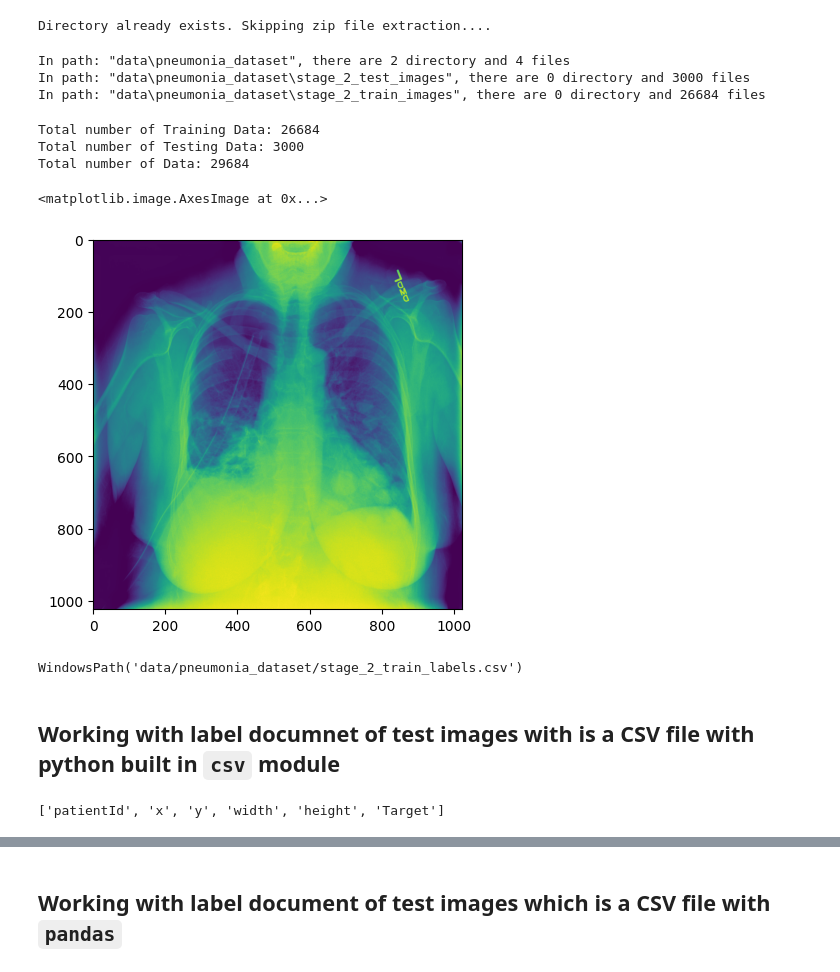
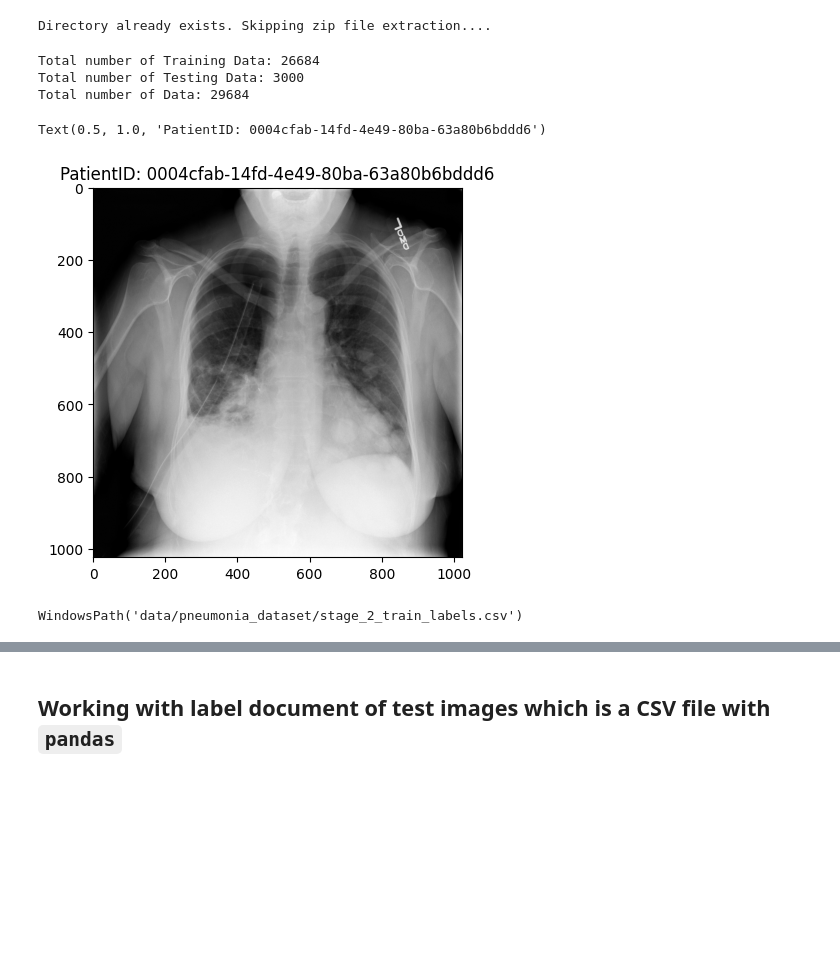
Before and after one commit to kmsmeng/ML_Projects, a Jupyter notebook: Medical_Image_Classification/pneumonia_detection_challenge.ipynb, the cells around one changed output, grey strips where cells are left out. Drawn from its saved outputs; the diff is of its cells as text; code cells hidden in the pictures; blank space fills up the shorter version.

Commit message:
looked thorugh data, getting data ready for model training

```diff
--- a/Medical_Image_Classification/pneumonia_detection_challenge.ipynb
+++ b/Medical_Image_Classification/pneumonia_detection_challenge.ipynb
@@ -9,28 +9,18 @@ import zipfile
 from pathlib import Path
 # %%
 # Set up path to keep the dataset at
-data_path = Path('data')
-data_file = data_path/'pneumonia_dataset'
+data_folder = Path('data')
+data_file = data_folder/'pneumonia_dataset'
 
 
 # We have a downloaded zip file of dataset. It will extract the zip file unless it is already extracted and the directory exists.
 if data_file.is_dir():
     print('Directory already exists. Skipping zip file extraction....')
 else:
-    with zipfile.ZipFile(data_path/'rsna-pneumonia-detection-challenge.zip', 'r') as zip_ref:
+    with zipfile.ZipFile(data_folder/'rsna-pneumonia-detection-challenge.zip', 'r') as zip_ref:
         zip_ref.extractall(data_file)
 # %% [output]
 Directory already exists. Skipping zip file extraction....
-# %%
-# See the number of files and directories in the folder where we have the dataset
-import os
-
-for path, directory, files in os.walk(data_file):
-    print(f'In path: "{path}", there are {len(directory)} directory and {len(files)} files')
-# %% [output]
-In path: "data\pneumonia_dataset", there are 2 directory and 4 files
-In path: "data\pneumonia_dataset\stage_2_test_images", there are 0 directory and 3000 files
-In path: "data\pneumonia_dataset\stage_2_train_images", there are 0 directory and 26684 files
 # %%
 # Get and store all the path for the train and test data. Also `all_images_path` variable to store all the paths for all data (train and test data)
 
@@ -46,14 +36,15 @@ Total number of Data: 29684
 # %%
 # Print out a sample data
 
 import pydicom
 
 image = pydicom.dcmread(train_images_path[0])
 image_pixel = image.pixel_array
-plt.imshow(image_pixel)
+plt.imshow(image_pixel, cmap='grey')
+plt.title(f'PatientID: {image.PatientID}')
 # %% [output]
-<matplotlib.image.AxesImage at 0x...>
+Text(0.5, 1.0, 'PatientID: 0004cfab-14fd-4e49-80ba-63a80b6bddd6')
-[figure, old version]
+[figure, new version]
 # %%
 # File path of the labels
 
@@ -62,51 +53,2 @@ train_labels_file
 # %% [output]
 WindowsPath('data/pneumonia_dataset/stage_2_train_labels.csv')
-# %% [markdown]
-## Working with label documnet of test images with is a CSV file with python built in `csv` module
-# %%
-all_labels_list = []
-
-import csv
-
-with open(train_labels_file,) as csvfile:
-    csv_reader = csv.reader(csvfile)
-
-    # # Skip the header row (optional)
-    # next(csv_reader)
-
-    # Calling this will also store the header of the CSV file in the `header` variable and the next time we call `csv_reader` we will have directly access to the data values
-    header = next(csv_reader)
-    print(header)
-
-    label_index = header.index('Target')
-    # print(label_index)
-
-    for row in csv_reader:
-        # print(row)
-        # print(row[label_index])
-
-
-        labels = int(row[label_index])
-        # print(labels)
-        all_labels_list.append(labels)
-        # break
-
-
-
-
-# import csv
-
-# # Open the CSV file in read mode
-# with open(train_labels_file, newline='', encoding='utf-8') as csvfile:
-#     csvreader = csv.reader(csvfile)
-
-#     # Skip the header row (optional)
-#     next(csvreader)
-
-#     # Loop through the rows and print each row
-#     for row in csvreader:
-#         print(row)
-#         break
-#         print(row['Target'])
-# %% [output]
-['patientId', 'x', 'y', 'width', 'height', 'Target']
```
Also changed, not shown: parts of 21 cells of this notebook, 8 other files.
